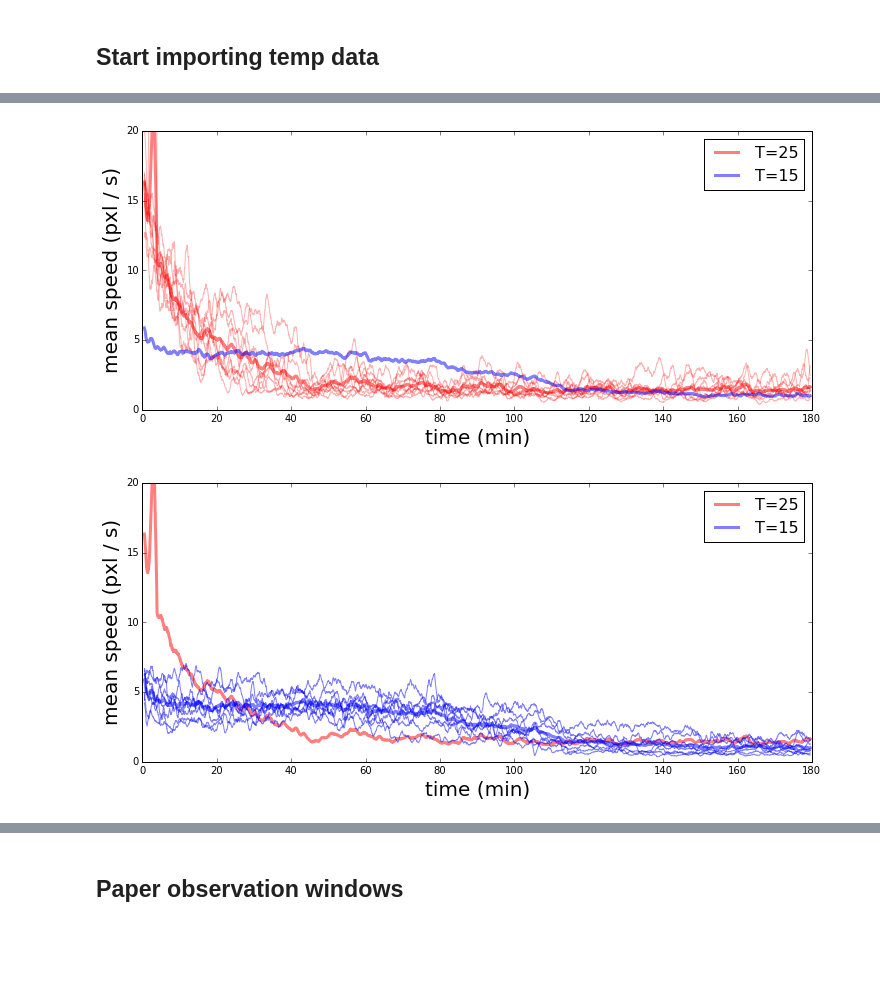
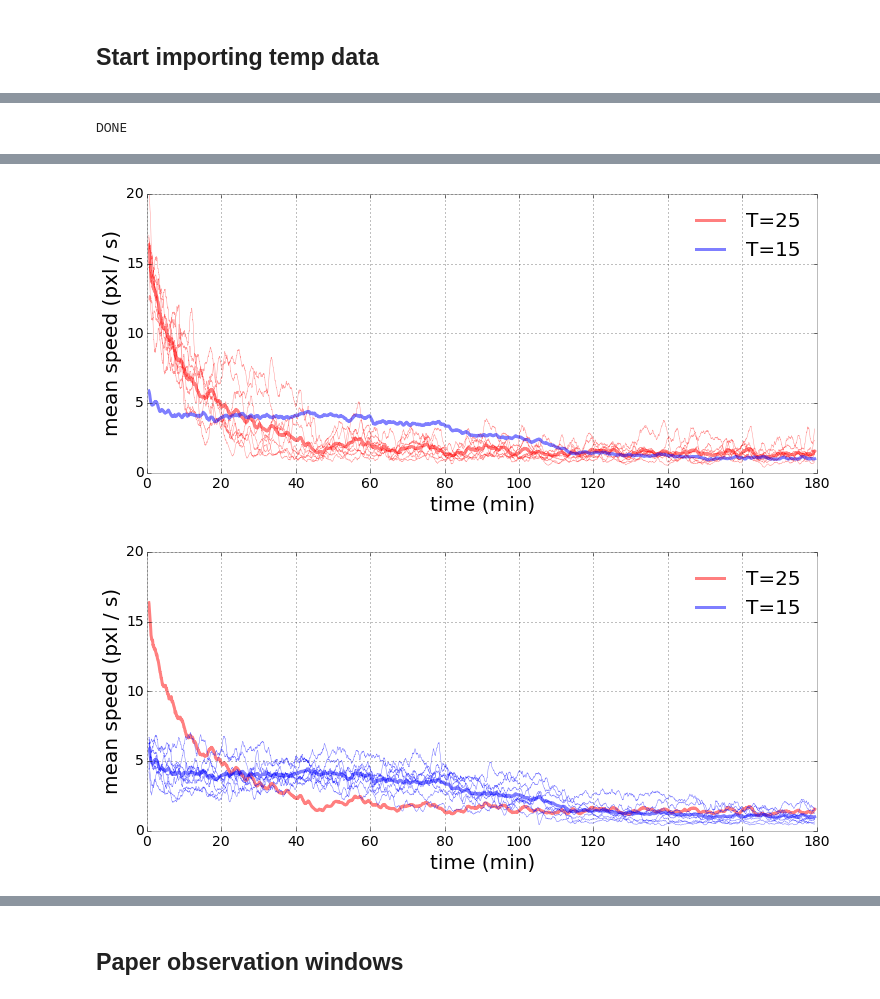
Before and after one commit to amarallab/waldo, a Jupyter notebook: workbooks/Temperature-Figure/temp_fig.ipynb, the cells around one changed output, grey strips where cells are left out. Drawn from its saved outputs; the diff is of its cells as text; code cells hidden in the pictures; blank space fills up the shorter version.

```diff
--- a/workbooks/Temperature-Figure/temp_fig.ipynb
+++ b/workbooks/Temperature-Figure/temp_fig.ipynb
@@ -31,6 +28,7 @@ import fig_scripts as fs
 
 # RESET THIS PATH TO BE ACCURATE! HAVE OWN DATA FOLDER ELSEWHERE!
 # LOOK AT WHERE FILES WERE MOVED! wh
+plt.style.use('bmh')
 # %% [markdown]
 ### Find which data exists
 # %%
@@ -216,3 +223,8 @@ h_paths, h_blobs, h_plate_dfs, h_df = process_eid_list(h, pl=pl, total_seconds=t
+# %%
+# START WORING HERE!
+print('DONE')
+# %% [output]
+DONE
 # %%
 c_paths, c_blobs, c_plate_dfs, c_df = process_eid_list(c, pl=pl, total_seconds=total_seconds)
 # %% [output]
@@ -234,48 +246,56 @@ c_paths, c_blobs, c_plate_dfs, c_df = process_eid_list(c, pl=pl, total_seconds=t
 (13, 'blobs match criterion')
 (0, 'blobs fail criterion')
 # %%
-fig, ax = plt.subplots(figsize=(12,5))
+fig = plt.figure(figsize=(12,5))
+ax = plt.subplot(axisbg='white')
+#fig, ax = plt.subplots(figsize=(12,5))
 stat = 'mean'
 for df in h_plate_dfs:
     #print(df.head(70))
-    ax.plot(df['time']/ 60, df[stat], color='red', alpha=0.3)
+    ax.plot(df['time']/ 60, df[stat], color='red', lw=0.5, alpha=0.4)
 
 ax.plot(h_df['time']/ 60, h_df[stat], color='red', alpha=0.5, label='T=25', lw=3)
 ax.plot(c_df['time']/ 60, c_df[stat], color='blue', alpha=0.5, label='T=15', lw=3)
 
-ax.legend(loc='best', fontsize=16)
+ax.legend(loc='best', fontsize=20, frameon=False)
 ax.set_ylim([0, 20])
 ax.set_ylabel('mean speed (pxl / s)', size=20)
 ax.set_xlabel('time (min)', size=20)
+plt.yticks(fontsize=14)
+plt.xticks(fontsize=14)
 plt.savefig('temp-combined-t25.eps')
 plt.show()
 #ax.set_ylim([0, 2])
 # %% [output]
-[figure, old version]
+[figure, new version]
 # %%
-fig, ax = plt.subplots(figsize=(12,5))
+#fig, ax = plt.subplots(figsize=(12,5))
+fig = plt.figure(figsize=(12,5))
+ax = plt.subplot(axisbg='white')
 stat = 'q2'
 stat = 'mean'
 
 
 
 ax.plot(h_df['time']/ 60, h_df[stat], color='red', alpha=0.5, label='T=25', lw=3)
 
 # for df in t20_dfs:
 #     ax.plot(df['time']/ 60, df[stat], color='black', alpha=0.5, label='T=20')
 for df in c_plate_dfs:
-    ax.plot(df['time']/ 60, df[stat], color='blue', alpha=0.5)
+    ax.plot(df['time']/ 60, df[stat], color='blue', lw=0.5, alpha=0.5)
 
 ax.plot(c_df['time']/ 60, c_df[stat], color='blue', alpha=0.5, label='T=15', lw=3)
 
-ax.legend(loc='best', fontsize=16)
+ax.legend(loc='best', fontsize=20, frameon=False)
 ax.set_ylim([0, 20])
 
 ax.set_ylabel('mean speed (pxl / s)', size=20)
 ax.set_xlabel('time (min)', size=20)
 #plt.savefig('temp-speed-means2.png')
+plt.yticks(fontsize=14)
+plt.xticks(fontsize=14)
 plt.savefig('temp-combined-t15.eps')
 plt.show()
 #ax.set_ylim([0, 2])
 # %% [output]
-[figure, old version]
+[figure, new version]
```
Also changed, not shown: parts of 6 cells of this notebook, 2 other files.
